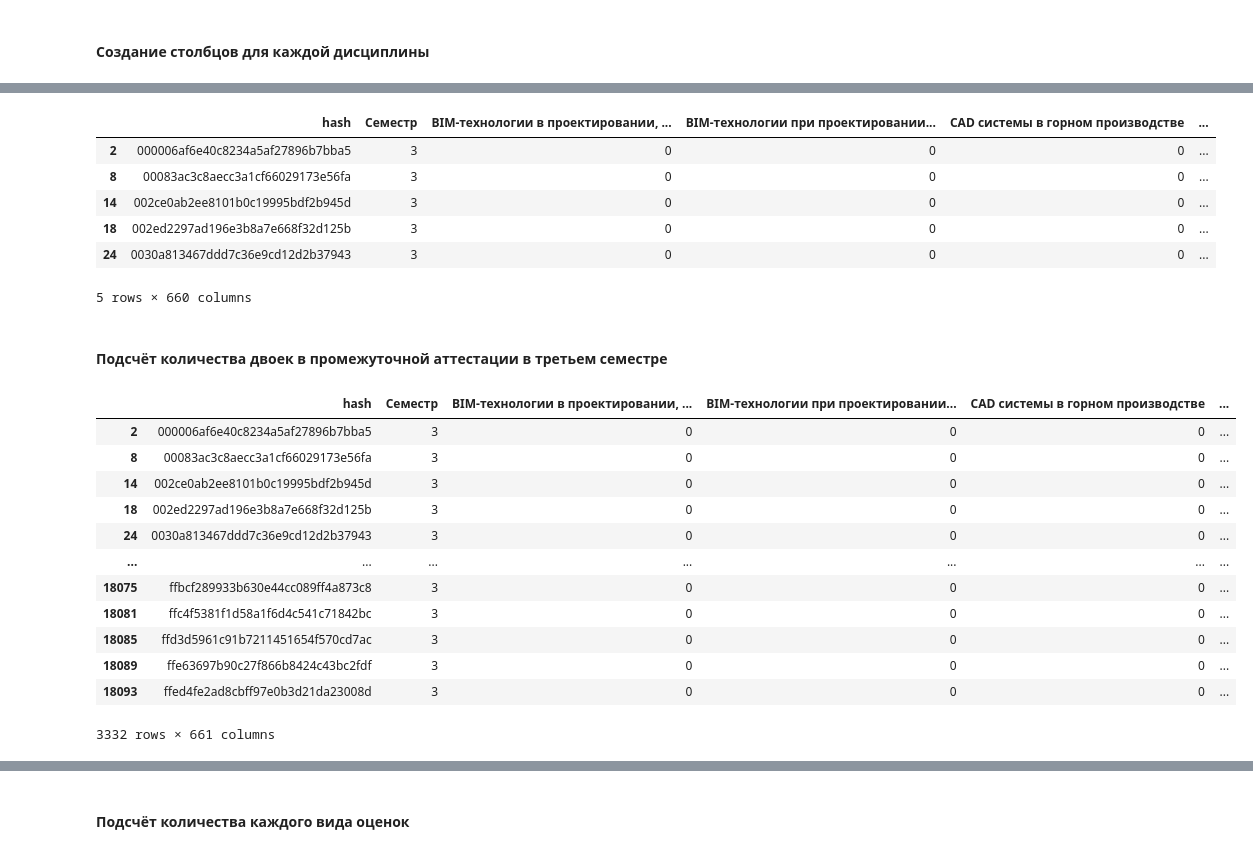
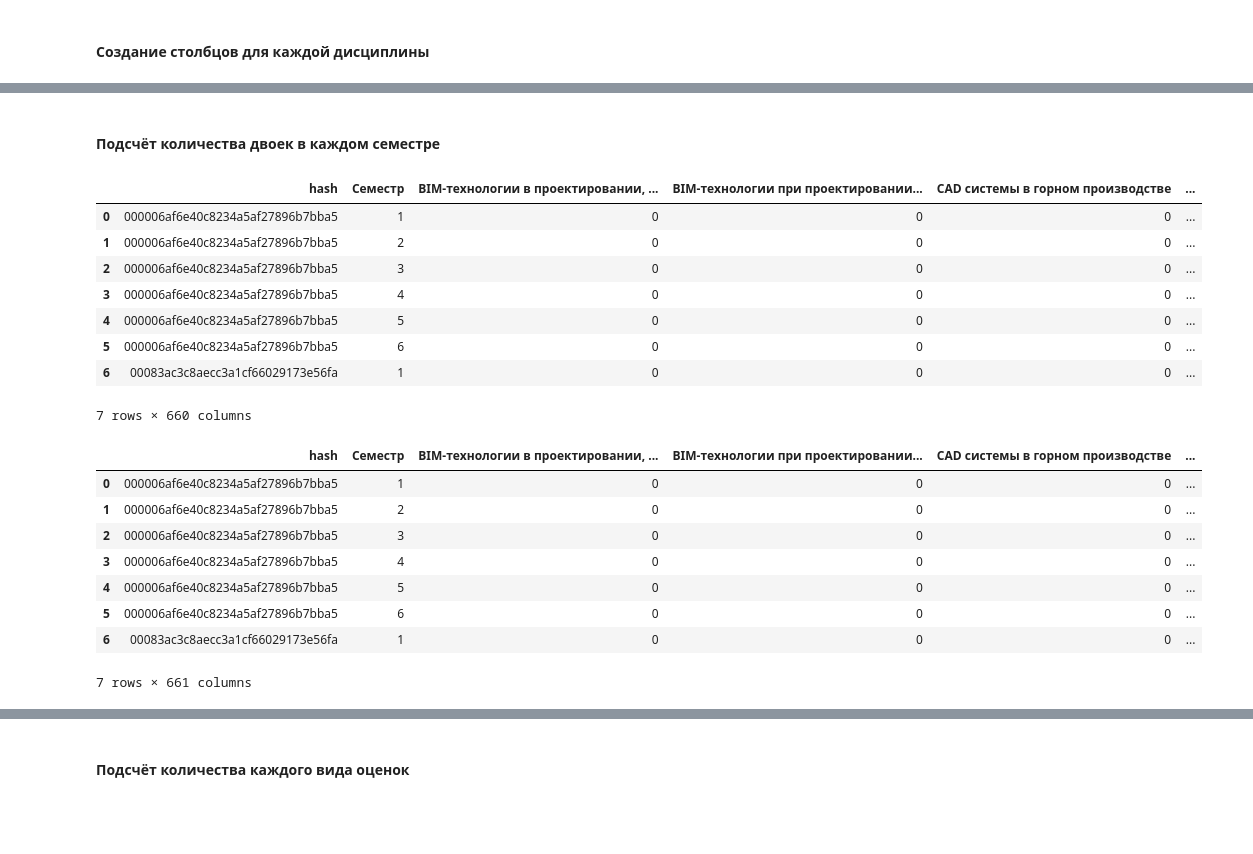
Before and after one commit to MatveyMakhrov/scoring-of-university-students, a Jupyter notebook: notebooks/scoring_on_num.ipynb, the cells around one changed output, grey strips where cells are left out. Cells and saved outputs as stored; diff of their text form; code cells hidden in the pictures; blank space fills up the shorter version.

```diff
--- a/notebooks/scoring_on_num.ipynb
+++ b/notebooks/scoring_on_num.ipynb
@@ -150,14 +185,9 @@ df_programs.head()
 # %%
 pivot_df = df.pivot_table(index=['hash', 'Семестр'],
                           columns='Дисциплина',
-                          values='Оценка (успеваемость)',
+                          values='Оценка (без пересдач)',
                           aggfunc='first'
                           ).reset_index()
 
 pivot_df.columns.name = None
 pivot_df.columns = [str(col) for col in pivot_df.columns]
-pivot_df.fillna(0, inplace=True)
-pivot_df = pivot_df.astype({col: int for col in pivot_df.columns[1:]})
-pivot_df = pivot_df[pivot_df['Семестр'].isin([1, 2])].copy()
-pivot_df = pivot_df.groupby('hash', as_index=False).sum()
-pivot_df = pivot_df.drop(columns=['Семестр'])
@@ -185,12 +207,2 @@ pivot_df_debts = pivot_df_debts[pivot_df_debts['Семестр'] == 3].copy()
-# %%
-pivot_df_debts.head()
-# %% [output]
-|  | hash | Семестр | BIM-технологии в проектировании, ... | BIM-технологии при проектировании... | CAD системы в горном производстве | ... |
-| 2 | 000006af6e40c8234a5af27896b7bba5 | 3 | 0 | 0 | 0 | ... |
-| 8 | 00083ac3c8aecc3a1cf66029173e56fa | 3 | 0 | 0 | 0 | ... |
-| 14 | 002ce0ab2ee8101b0c19995bdf2b945d | 3 | 0 | 0 | 0 | ... |
-| 18 | 002ed2297ad196e3b8a7e668f32d125b | 3 | 0 | 0 | 0 | ... |
-| 24 | 0030a813467ddd7c36e9cd12d2b37943 | 3 | 0 | 0 | 0 | ... |
-5 rows × 660 columns
 # %% [markdown]
-#### Подсчёт количества двоек в промежуточной аттестации в третьем семестре
+#### Подсчёт количества двоек в каждом семестре
@@ -199 +209,14 @@ df = pivot_df_debts
+# %%
+df = pivot_df
+df.head(7)
+# %% [output]
+|  | hash | Семестр | BIM-технологии в проектировании, ... | BIM-технологии при проектировании... | CAD системы в горном производстве | ... |
+| 0 | 000006af6e40c8234a5af27896b7bba5 | 1 | 0 | 0 | 0 | ... |
+| 1 | 000006af6e40c8234a5af27896b7bba5 | 2 | 0 | 0 | 0 | ... |
+| 2 | 000006af6e40c8234a5af27896b7bba5 | 3 | 0 | 0 | 0 | ... |
+| 3 | 000006af6e40c8234a5af27896b7bba5 | 4 | 0 | 0 | 0 | ... |
+| 4 | 000006af6e40c8234a5af27896b7bba5 | 5 | 0 | 0 | 0 | ... |
+| 5 | 000006af6e40c8234a5af27896b7bba5 | 6 | 0 | 0 | 0 | ... |
+| 6 | 00083ac3c8aecc3a1cf66029173e56fa | 1 | 0 | 0 | 0 | ... |
+7 rows × 660 columns
 # %%
@@ -201,17 +224,13 @@ grades_columns = df.drop(['hash'], axis=1)
 # %%
-df['debts'] = (df == 2).sum(axis=1)
-df
+df['count_2'] = (df == 2).sum(axis=1)
+df.head(7)
 # %% [output]
 |  | hash | Семестр | BIM-технологии в проектировании, ... | BIM-технологии при проектировании... | CAD системы в горном производстве | ... |
+| 0 | 000006af6e40c8234a5af27896b7bba5 | 1 | 0 | 0 | 0 | ... |
+| 1 | 000006af6e40c8234a5af27896b7bba5 | 2 | 0 | 0 | 0 | ... |
 | 2 | 000006af6e40c8234a5af27896b7bba5 | 3 | 0 | 0 | 0 | ... |
-| 8 | 00083ac3c8aecc3a1cf66029173e56fa | 3 | 0 | 0 | 0 | ... |
-| 14 | 002ce0ab2ee8101b0c19995bdf2b945d | 3 | 0 | 0 | 0 | ... |
-| 18 | 002ed2297ad196e3b8a7e668f32d125b | 3 | 0 | 0 | 0 | ... |
-| 24 | 0030a813467ddd7c36e9cd12d2b37943 | 3 | 0 | 0 | 0 | ... |
-| ... | ... | ... | ... | ... | ... | ... |
-| 18075 | ffbcf289933b630e44cc089ff4a873c8 | 3 | 0 | 0 | 0 | ... |
-| 18081 | ffc4f5381f1d58a1f6d4c541c71842bc | 3 | 0 | 0 | 0 | ... |
-| 18085 | ffd3d5961c91b7211451654f570cd7ac | 3 | 0 | 0 | 0 | ... |
-| 18089 | ffe63697b90c27f866b8424c43bc2fdf | 3 | 0 | 0 | 0 | ... |
-| 18093 | ffed4fe2ad8cbff97e0b3d21da23008d | 3 | 0 | 0 | 0 | ... |
+| 3 | 000006af6e40c8234a5af27896b7bba5 | 4 | 0 | 0 | 0 | ... |
+| 4 | 000006af6e40c8234a5af27896b7bba5 | 5 | 0 | 0 | 0 | ... |
+| 5 | 000006af6e40c8234a5af27896b7bba5 | 6 | 0 | 0 | 0 | ... |
+| 6 | 00083ac3c8aecc3a1cf66029173e56fa | 1 | 0 | 0 | 0 | ... |
-3332 rows × 661 columns
+7 rows × 661 columns
```
Also changed, not shown: parts of 70 cells of this notebook.
